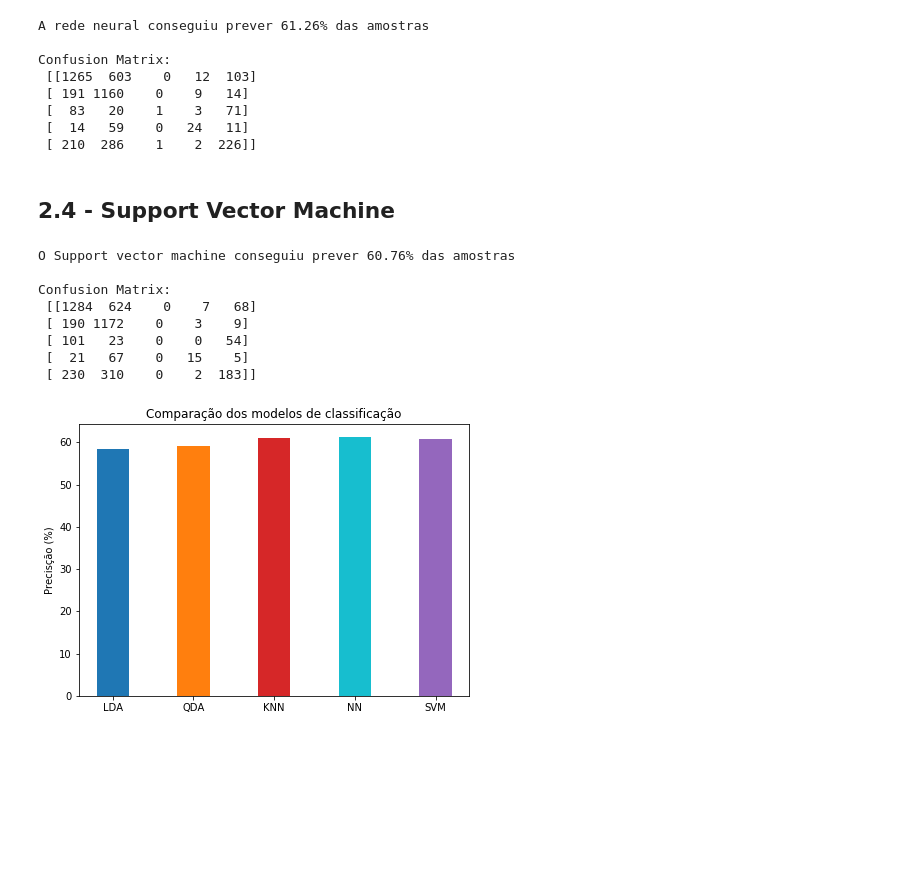
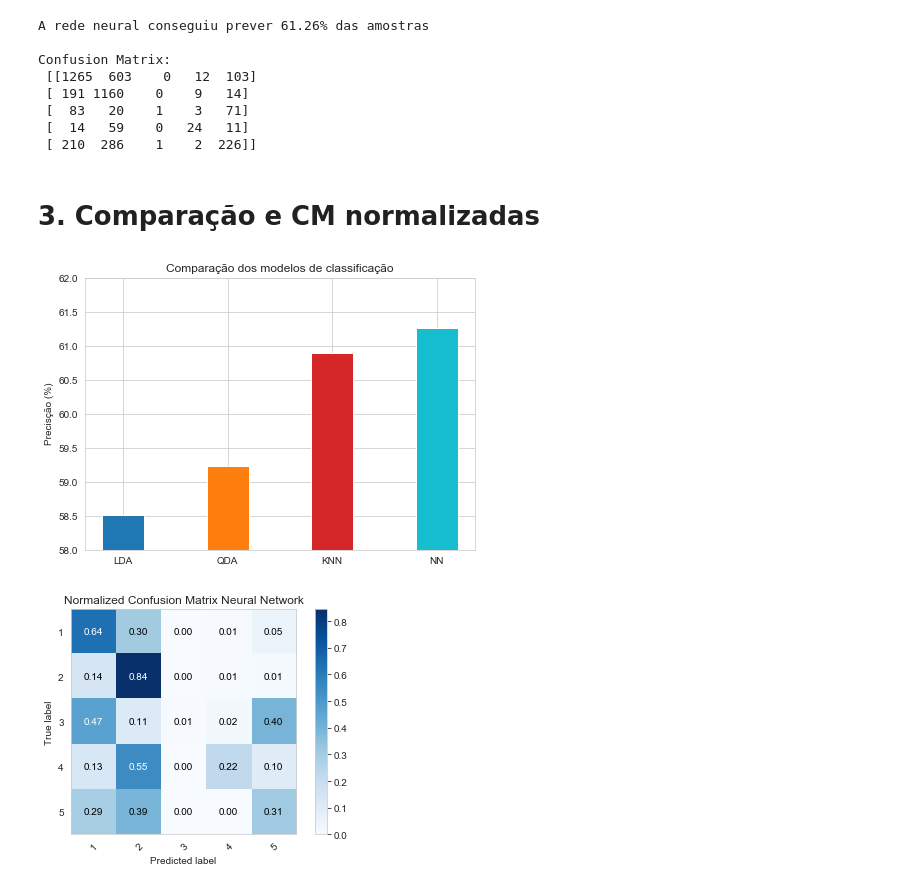
Before and after one commit to ezequiasjunior/ica2019.2, a Jupyter notebook: Homework03/classification.ipynb, the cells around one changed output. Cells and saved outputs as stored; diff of their text form; code cells hidden in the pictures; blank space fills up the shorter version.

Commit message:
Plots adicionados

```diff
--- a/Homework03/classification.ipynb
+++ b/Homework03/classification.ipynb
@@ -9,3 +9,4 @@ from sklearn.neighbors import KNeighborsClassifier
 from sklearn.metrics import confusion_matrix
 from sklearn.neural_network import MLPClassifier
 from sklearn.svm import SVC
+sns.set_style("whitegrid")
@@ -68,3 +121,9 @@ knn_ = KNeighborsClassifier(n_neighbors=1), KNeighborsClassifier(n_neighbors=3),
+# %%
+k = [1,3,5,7,9,11,13,15,17,19,21,23,25,27,29,31,35,41,45,51,55,61]
+knn_ = []
+#Inicialização dos KNN's com k = [1,3,5,7,9,11,13,15,17,19,21,23,25,27,29,31,35,41,45,51,55,61]
+for i in k:
+    knn_ = np.append(knn_,KNeighborsClassifier(n_neighbors=i))
 # %%
 pred_knn = np.zeros([len(x_teste),len(knn_)])
 CM_knn = np.zeros([len(knn_),5,5])
@@ -103,5 +163,3 @@ Confusion Matrix:
  [  83   20    1    3   71]
  [  14   59    0   24   11]
  [ 210  286    1    2  226]]
-# %% [markdown]
-## 2.4 - Support Vector Machine
@@ -110,26 +166,21 @@ svc = SVC(gamma = 'scale')
-# %%
-svc.fit(x_treino,y_treino)
-pred_svc = svc.predict(x_teste)
-CM_svc = confusion_matrix(y_teste,pred_svc)
-pont_svc = svc.score(x_teste,y_teste)
-print(f'O Support vector machine conseguiu prever {100*pont_svc:.4}% das amostras')
-print(f'\nConfusion Matrix: \n {CM_svc}')
-# %% [output]
-O Support vector machine conseguiu prever 60.76% das amostras
-
-Confusion Matrix:
- [[1284  624    0    7   68]
- [ 190 1172    0    3    9]
- [ 101   23    0    0   54]
- [  21   67    0   15    5]
- [ 230  310    0    2  183]]
+# %% [markdown]
+# 3. Comparação e CM normalizadas
 # %%
 plt.figure(figsize=(7, 5))
 plt.title('Comparação dos modelos de classificação')
-bars = ['LDA','QDA','KNN','NN','SVM']
-plt.bar(np.arange(len(bars)),(100*pont,100*pont_qda,100*max(pont_knn),100*pont_NW,100*pont_svc),0.4,color=['C0', 'C1', 'C3', 'C9','C4'])
+bars = ['LDA','QDA','KNN','NN']
+plt.bar(np.arange(len(bars)),(100*pont,100*pont_qda,100*max(pont_knn),100*pont_NW),0.4,color=['C0', 'C1', 'C3', 'C9'])
 plt.xticks(np.arange(len(bars)),bars)
+plt.ylim(58,62)
 plt.ylabel('Precisção (%)')
+plt.savefig('Homework03/hw3-fig/Comparation.png')
 plt.show()
 # %% [output]
-[figure, old version]
+[figure, new version]
+# %%
+fig,ax=plot_confusion_matrix(y_teste,pred_NW,normalize=True,title='Normalized Confusion Matrix Neural Network',classes=['1','2','3','4','5'])
+plt.grid()
+plt.show()
+fig.savefig('Homework03/hw3-fig/CMNN.png')
+# %% [output]
+[figure, added]
```
Also changed, not shown: parts of 8 cells of this notebook, 8 other files.
